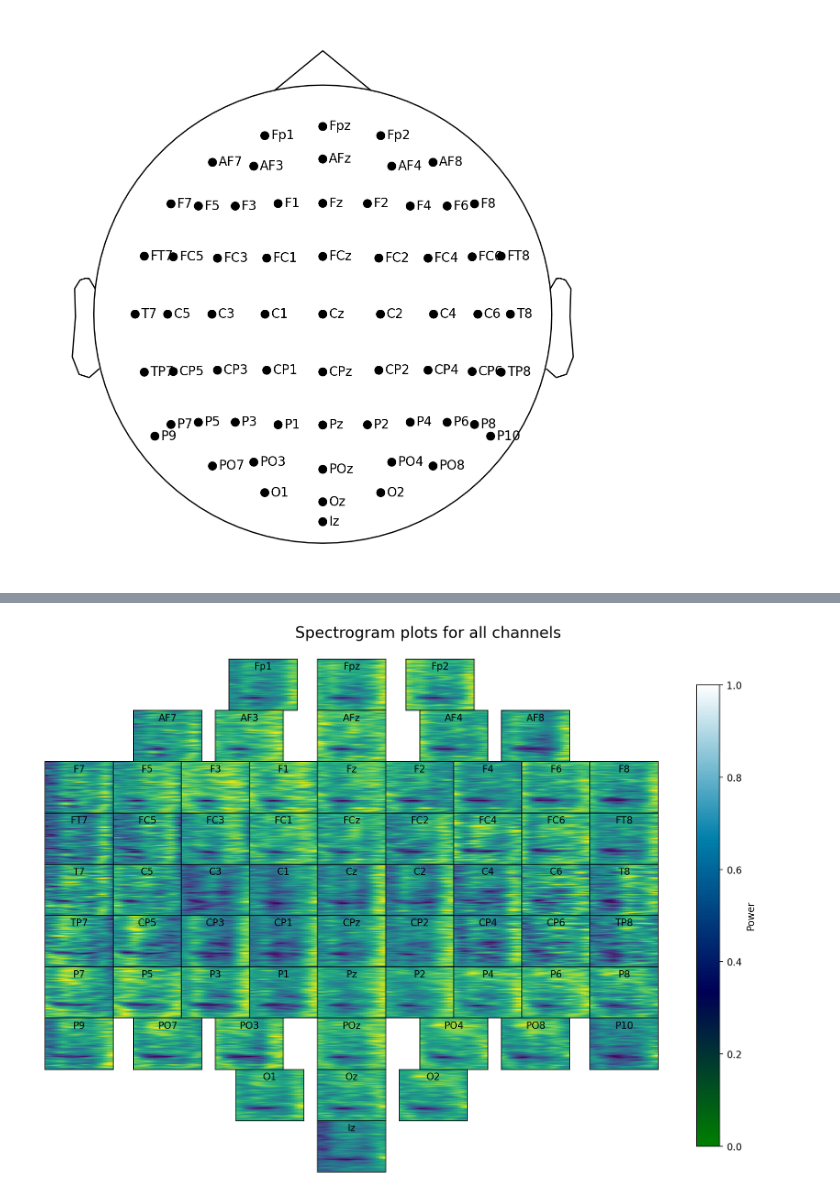
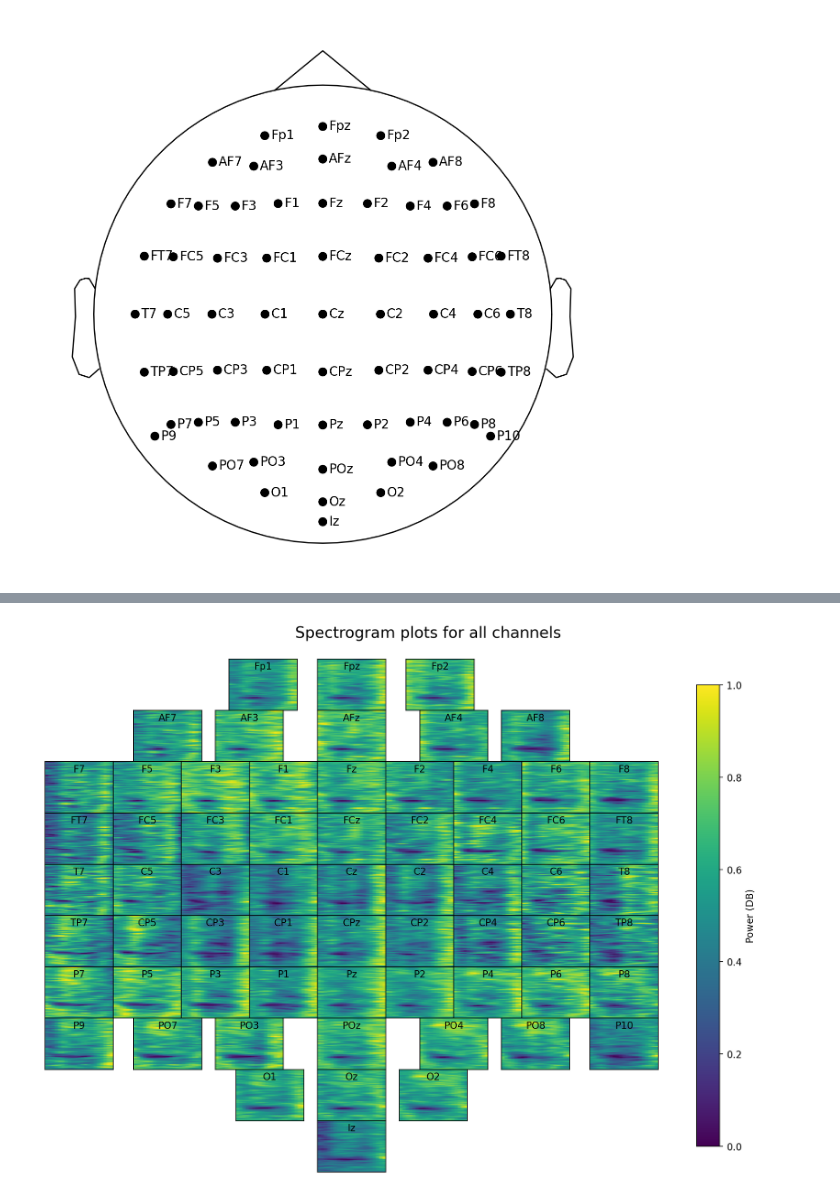
Before and after one commit to Malteflau/LaBraM-MMDTU, a Jupyter notebook: Spectrogram and erd grid plot.ipynb, the cells around one changed output, grey strips where cells are left out. Saved outputs shown, nothing was run; the diff lists cells and outputs as text; code cells hidden in the pictures.

Commit message:
Probably final version of grid plots

```diff
--- a/Spectrogram and erd grid plot.ipynb
+++ b/Spectrogram and erd grid plot.ipynb
@@ -167,7 +166,7 @@ def plot_ERD(psds_dict, ax):
 
     ax.axhline(y=1, color='black', linestyle='--', label='baseline', alpha = 0.3) # plot baseline
     ax.set_ylim(0.5,1.3)
-    ax.set_xlim(-0.1,4)
+    ax.set_xlim(-0.01,4)
     #ax.legend()
     #plt.show()
 # %%
@@ -196,8 +198,7 @@ def plot_diff_Spectrogram(psd_dict, ax=0):
     # Plot
     #plt.figure(figsize=(10, 4))
     ax.imshow(diff_psds, aspect='auto', origin='lower',
-                extent=[0, diff_psds.shape[1], freqs[0], freqs[-1]],
-                cmap='viridis')
+                extent=[0, diff_psds.shape[1], freqs[0], freqs[-1]])
     #plt.colorbar(label='Power (dB)')
     #plt.xlabel('Time Index' if 'times' not in locals() else 'Time (s)')
     #plt.ylabel('Frequency (Hz)')
@@ -256,6 +257,7 @@ epochs.plot_sensors(ch_type='eeg', kind='topomap', show_names=True);
 # %% [output]
 [figure]
 # %%
+mne.set_log_level('warning')
 window = 1
 settings = ['T1P', 'T1Pn']
 overlap = 0.9
@@ -284,8 +286,8 @@ for ch, (x, y) in tqdm(ch_grid_dict.items(), desc=f'with frequency band: {band},
     ax = fig.add_axes([left, bottom, ax_width, ax_height])
     plot_ERD(psds, ax)
     ax.text(0.5, 0.95, ch, ha='center', va='top', transform=ax.transAxes, fontsize=10)
-    # ax.set_xticks([])
-    # ax.set_yticks([])
+    ax.set_xticks([])
+    ax.set_yticks([])
 
 plt.suptitle("ERD plots for all channels", fontsize=16)
 plt.show()
@@ -318,33 +296,33 @@ Loading data for 300 events and 3000 original time points ...
 # %%
-mne.set_log_level('warning')
+mpl.rcParams['image.cmap'] = 'viridis'
 fig = plt.figure(figsize=(11, 8))
 axes = []  # collect all axes here
 band = [1,40]
 for ch, (x, y) in tqdm(ch_grid_dict.items(), desc=f'with frequency band: {band}, and settings: {settings}'):
 
     psds = get_psds_for_channel(participants_data=epochs, overlap=overlap, channel=ch, band=band, window=window, settings=settings, mean=False)
 
     # Normalize positions to [0, 1] figure coordinates
     top_margin = 0.08
     ax_width = 1 / n_cols
     ax_height = (1 - top_margin) / n_rows
 
     left = x * ax_width
     bottom = 1 - top_margin - (y + 1) * ax_height
 
     ax = fig.add_axes([left, bottom, ax_width, ax_height])
     im = plot_diff_Spectrogram(psds, ax)
     axes.append(ax)  # 👈 collect this axis
 
     ax.text(0.5, 0.95, ch, ha='center', va='top', transform=ax.transAxes, fontsize=10)
     ax.set_xticks([])
     ax.set_yticks([])
 
 # Shared colorbar on the right
 cbar = fig.colorbar(im, ax=axes, location='right', shrink=0.9)
 cbar.set_label('Power (DB)')
 
 plt.suptitle("Spectrogram plots for all channels", fontsize=16)
 plt.show()
 # %% [output]
-[figure, old version]
+[figure, new version]
```
Also changed, not shown: parts of 4 cells of this notebook.
